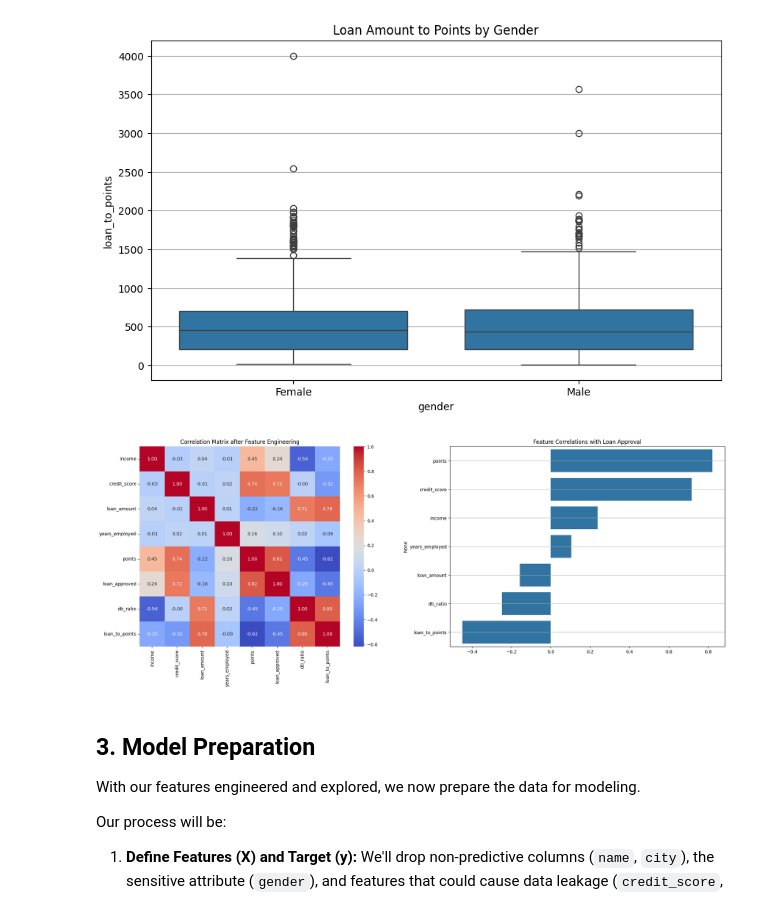
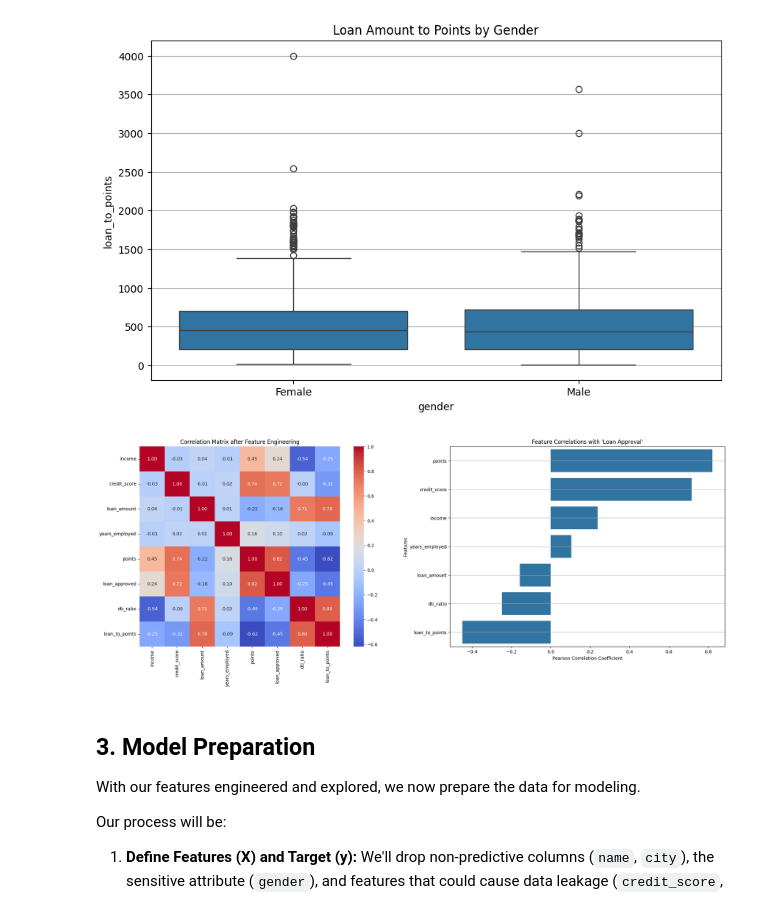
Before and after one commit to eshagarwal/Ethical-Analysis-of-Loan-Approval-Dataset-Ethical-Issues-of-AI, a Jupyter notebook: loan_notebook.ipynb, the cells around one changed output. Cells and saved outputs as stored; diff of their text form; code cells hidden in the pictures.

```diff
--- a/loan_notebook.ipynb
+++ b/loan_notebook.ipynb
@@ -375,22 +375,32 @@ plt.show()
 # %% [output]
 [figure]
 # %%
-corr_mat = df.select_dtypes(include=['number', 'bool']).corr()
+corr_mat = df.select_dtypes(include=["number", "bool"]).corr()
 
 plt.figure(figsize=(24, 8))
 plt.subplot(1, 2, 1)
-sns.heatmap(corr_mat, annot=True, fmt=".2f", cmap='coolwarm', square=True)
-plt.title('Correlation Matrix after Feature Engineering')
+sns.heatmap(
+    corr_mat,
+    annot=True,
+    fmt=".2f",
+    cmap="coolwarm",
+    square=True,
+)
+plt.title("Correlation Matrix after Feature Engineering")
 
-features_corr = corr_mat['loan_approved'].drop('loan_approved').sort_values(ascending=False)
+features_corr = (
+    corr_mat["loan_approved"].drop("loan_approved").sort_values(ascending=False)
+)
 
 plt.subplot(1, 2, 2)
 sns.barplot(y=features_corr.index, x=features_corr.values)
-plt.title('Feature Correlations with Loan Approval')
-plt.grid(axis='y')
+plt.xlabel("Pearson Correlation Coefficient")
+plt.ylabel("Features")
+plt.title("Feature Correlations with 'Loan Approval'")
+plt.grid(axis="y")
 plt.show()
 # %% [output]
-[figure, old version]
+[figure, new version]
 # %% [markdown]
 ## 3. Model Preparation
 
```
Also changed, not shown: parts of 1 cell of this notebook, 4 other files.
